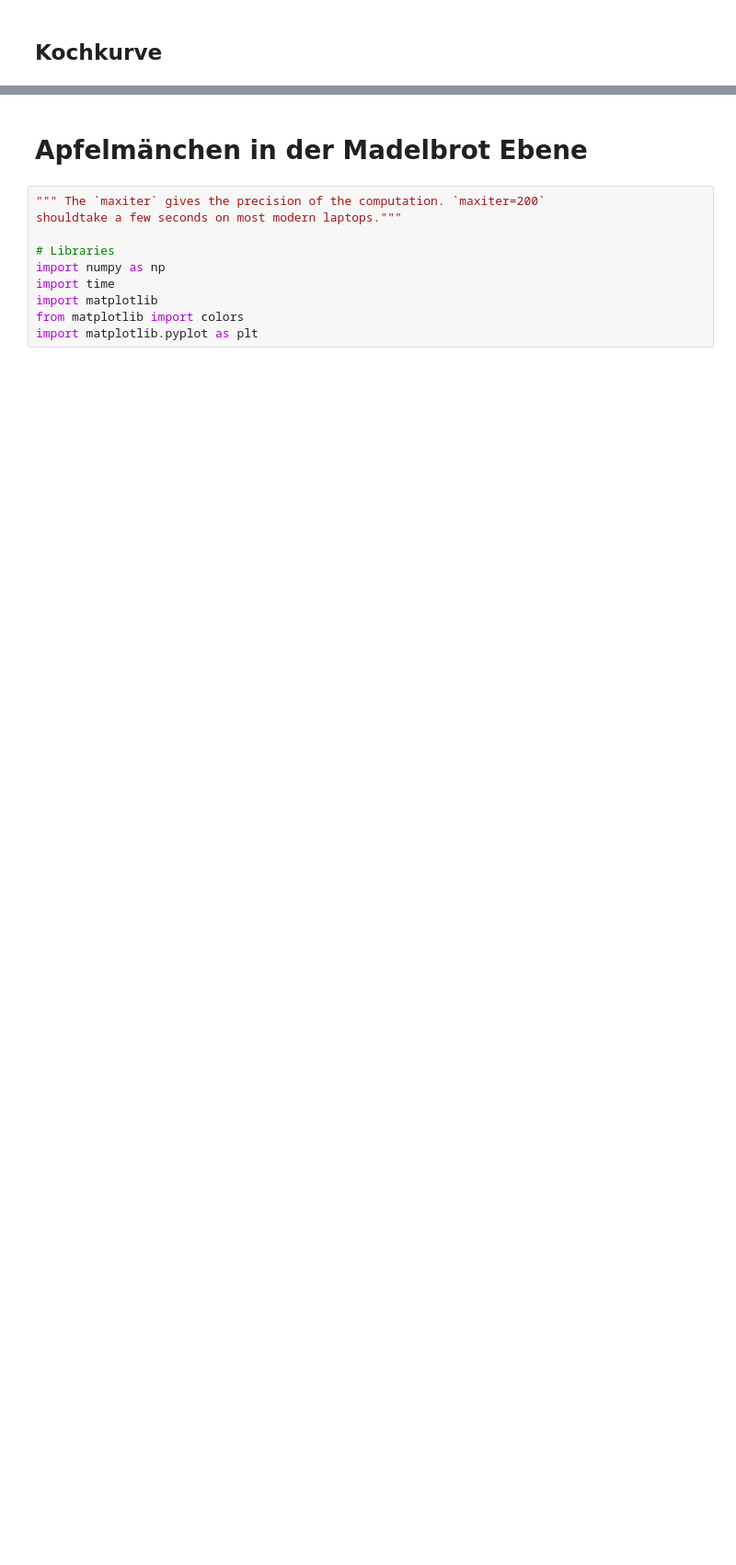
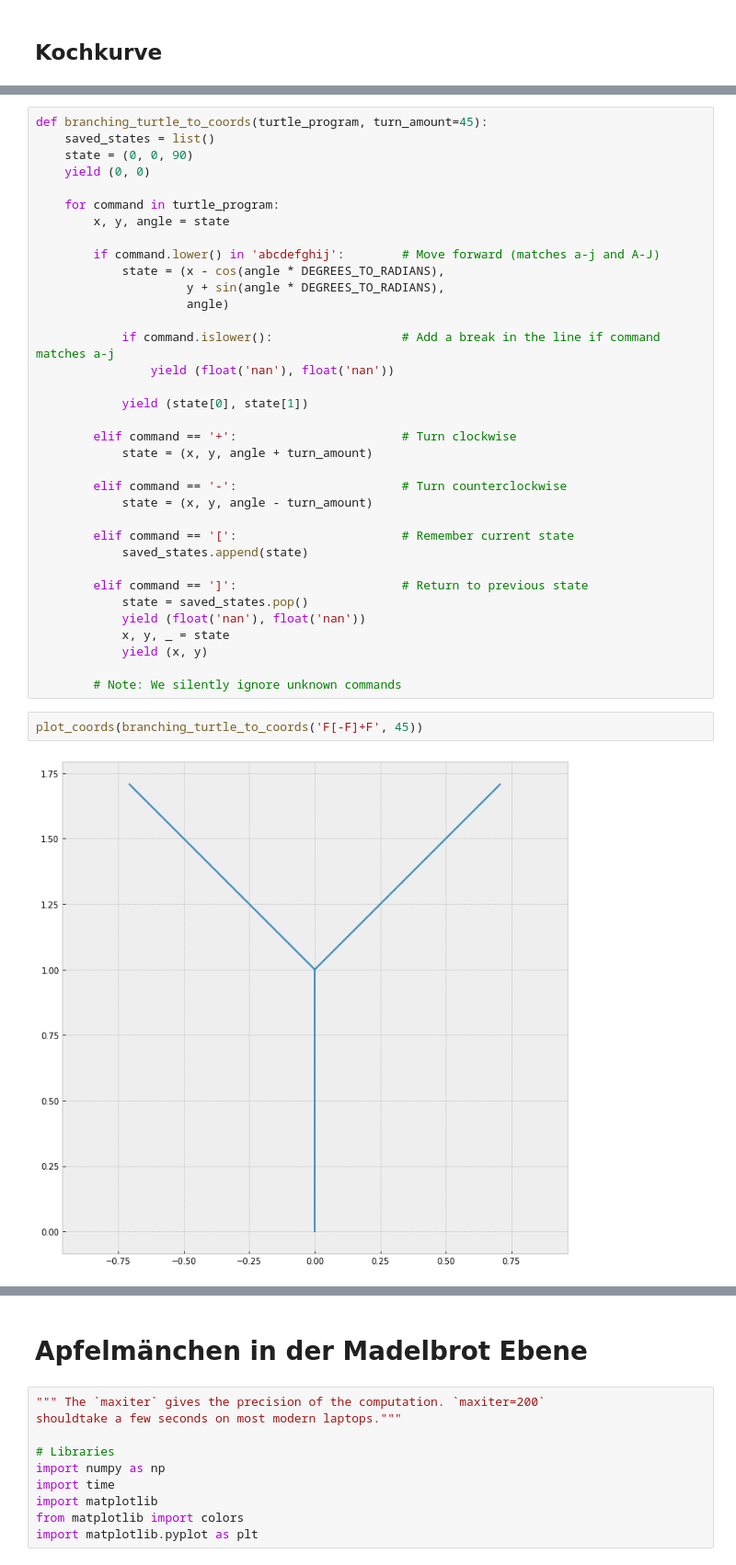
Before and after one commit to mgje/PIUMP, a Jupyter notebook: hs2020/Jupyter_Notebooks_im_Unterricht.ipynb, the cells around one changed output, grey strips where cells are left out. Shown at 92% size. Saved outputs shown, nothing was run; the diff lists cells and outputs as text; blank space fills up the shorter version.

```diff
--- a/hs2020/Jupyter_Notebooks_im_Unterricht.ipynb
+++ b/hs2020/Jupyter_Notebooks_im_Unterricht.ipynb
@@ -345,0 +435,39 @@ print(pi)
+# %%
+def branching_turtle_to_coords(turtle_program, turn_amount=45):
+    saved_states = list()
+    state = (0, 0, 90)
+    yield (0, 0)
+
+    for command in turtle_program:
+        x, y, angle = state
+
+        if command.lower() in 'abcdefghij':        # Move forward (matches a-j and A-J)
+            state = (x - cos(angle * DEGREES_TO_RADIANS),
+                     y + sin(angle * DEGREES_TO_RADIANS),
+                     angle)
+
+            if command.islower():                  # Add a break in the line if command matches a-j
+                yield (float('nan'), float('nan'))
+
+            yield (state[0], state[1])
+
+        elif command == '+':                       # Turn clockwise
+            state = (x, y, angle + turn_amount)
+
+        elif command == '-':                       # Turn counterclockwise
+            state = (x, y, angle - turn_amount)
+
+        elif command == '[':                       # Remember current state
+            saved_states.append(state)
+
+        elif command == ']':                       # Return to previous state
+            state = saved_states.pop()
+            yield (float('nan'), float('nan'))
+            x, y, _ = state
+            yield (x, y)
+
+        # Note: We silently ignore unknown commands
+# %%
+plot_coords(branching_turtle_to_coords('F[-F]+F', 45))
+# %% [output]
+[figure, added]
```
Also changed, not shown: parts of 13 cells of this notebook.
